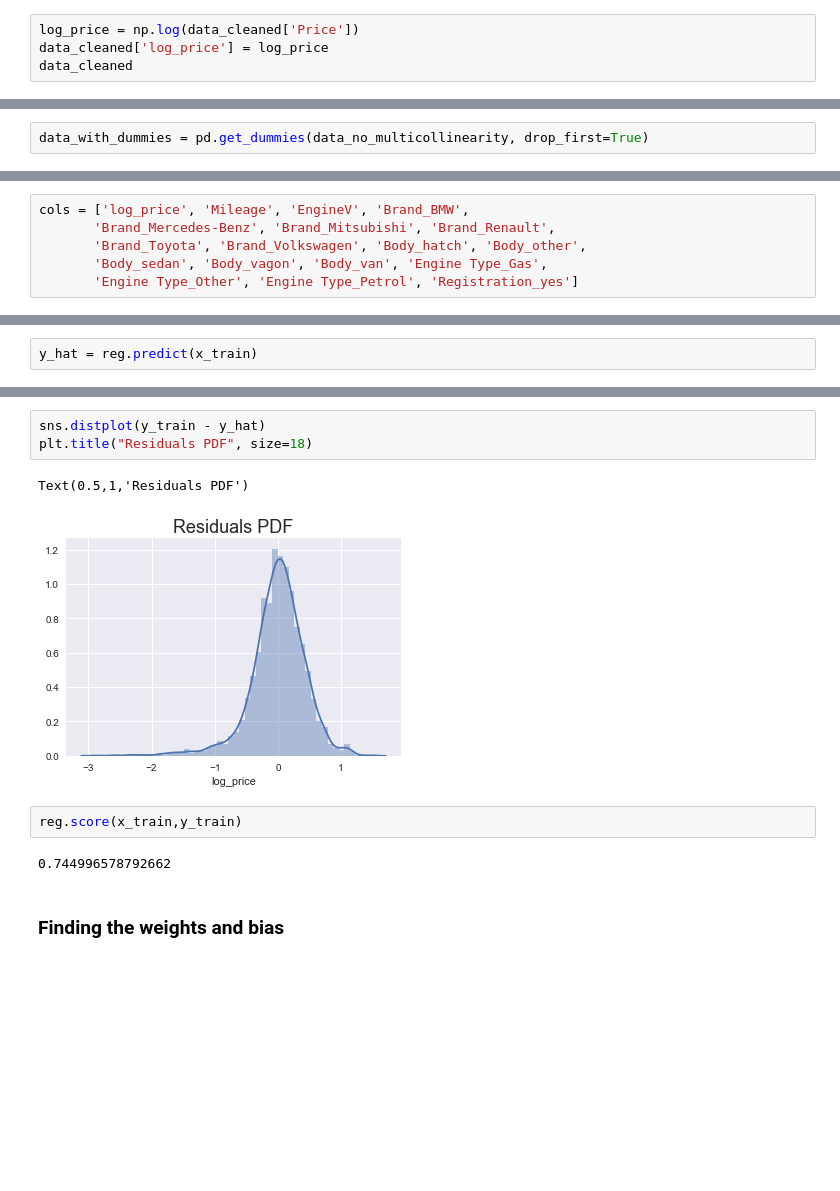
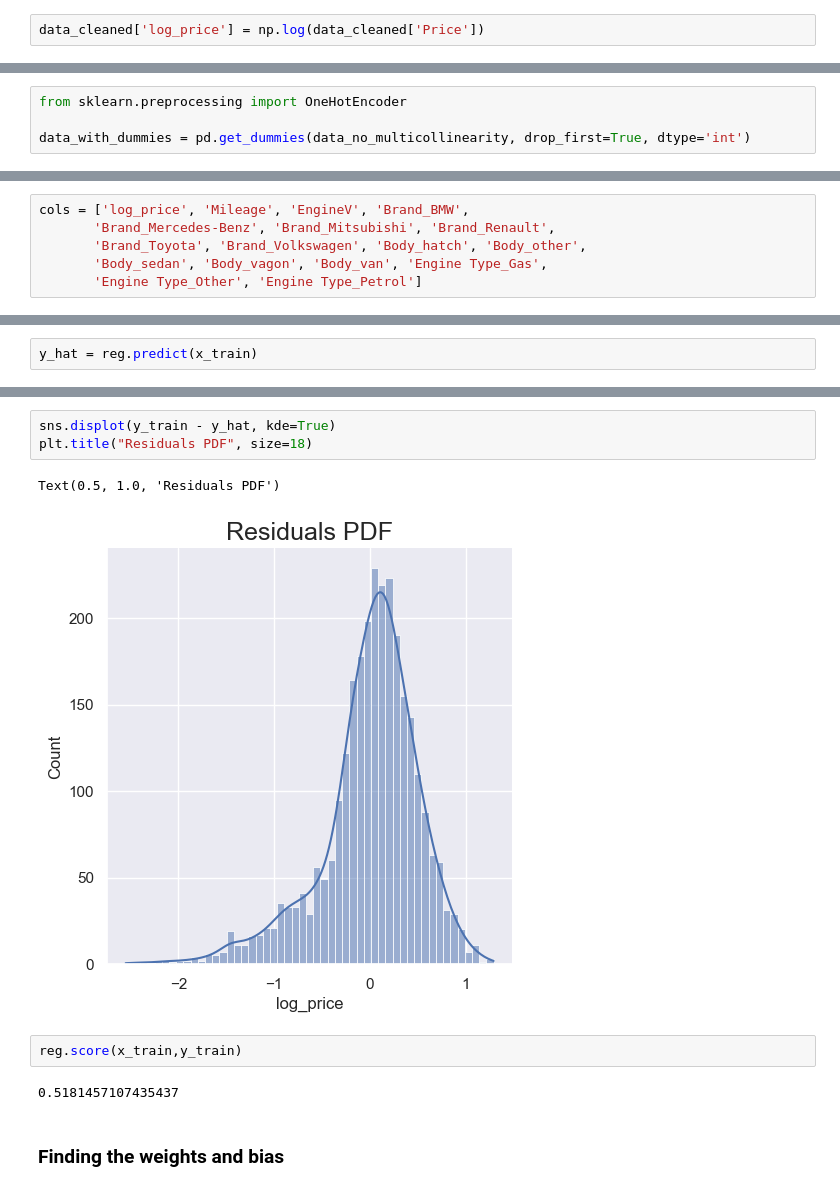
Before and after one commit to giovannicintra/repo, a Jupyter notebook: Linear Regression/sklearn - Linear Regression - Practical Example (Part 5).ipynb, the cells around one changed output, grey strips where cells are left out. Drawn from its saved outputs; the diff is of its cells as text; blank space fills up the shorter version.

```diff
--- a/Linear Regression/sklearn - Linear Regression - Practical Example (Part 5).ipynb
+++ b/Linear Regression/sklearn - Linear Regression - Practical Example (Part 5).ipynb
@@ -189,6 +167,4 @@ sns.distplot(data_cleaned['Price'])
 # %% [markdown]
 ### Relaxing the assumptions
 # %%
-log_price = np.log(data_cleaned['Price'])
-data_cleaned['log_price'] = log_price
-data_cleaned
+data_cleaned['log_price'] = np.log(data_cleaned['Price'])
@@ -251,4 +209,6 @@ data_no_multicollinearity = data_cleaned.drop(['Year'],axis=1)
 # %% [markdown]
 ## Create dummy variables
 # %%
-data_with_dummies = pd.get_dummies(data_no_multicollinearity, drop_first=True)
+from sklearn.preprocessing import OneHotEncoder
+
+data_with_dummies = pd.get_dummies(data_no_multicollinearity, drop_first=True, dtype='int')
@@ -277,7 +247,7 @@ cols = ['log_price', 'Mileage', 'EngineV', 'Brand_BMW',
        'Brand_Mercedes-Benz', 'Brand_Mitsubishi', 'Brand_Renault',
        'Brand_Toyota', 'Brand_Volkswagen', 'Body_hatch', 'Body_other',
        'Body_sedan', 'Body_vagon', 'Body_van', 'Engine Type_Gas',
-       'Engine Type_Other', 'Engine Type_Petrol', 'Registration_yes']
+       'Engine Type_Other', 'Engine Type_Petrol']
 # %%
 data_preprocessed = data_with_dummies[cols]
 data_preprocessed.head()
@@ -333,13 +303,13 @@ plt.show()
 # %%
-sns.distplot(y_train - y_hat)
+sns.displot(y_train - y_hat, kde=True)
 plt.title("Residuals PDF", size=18)
 # %% [output]
-Text(0.5,1,'Residuals PDF')
+Text(0.5, 1.0, 'Residuals PDF')
-[figure, old version]
+[figure, new version]
 # %%
 reg.score(x_train,y_train)
 # %% [output]
-0.744996578792662
+0.5181457107435437
 # %% [markdown]
 ### Finding the weights and bias
 # %%
```
Also changed, not shown: parts of 17 cells of this notebook, 1 other file.
